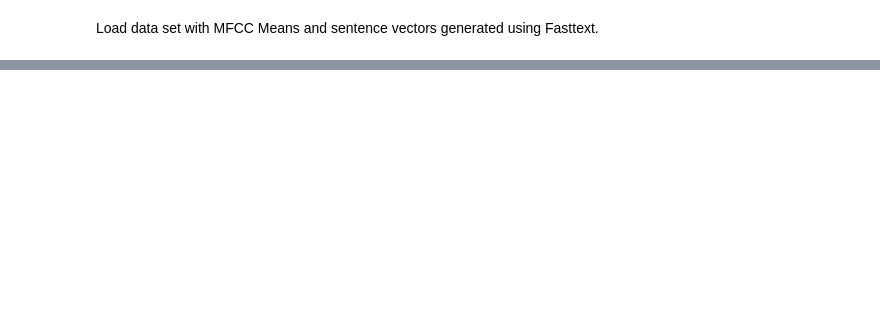
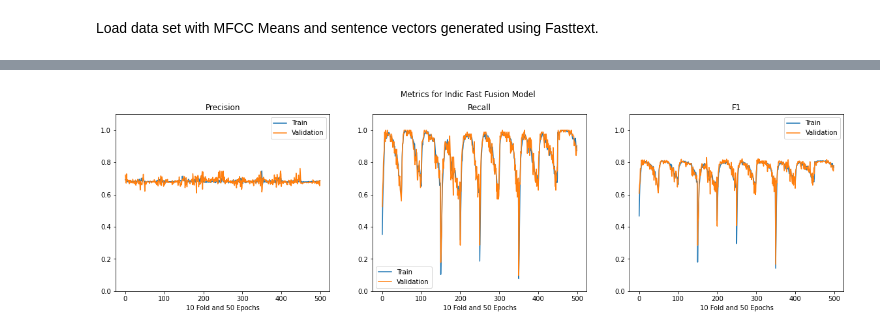
Before and after one commit to pradeep-miriyala/multi-modal-aud-nlp-models, a Jupyter notebook: notebooks/FT_Vectors_and_MFCC_Fusion.ipynb, the cells around one changed output, grey strips where cells are left out. Saved outputs shown, nothing was run; the diff lists cells and outputs as text; code cells hidden in the pictures; blank space fills up the shorter version.

```diff
--- a/notebooks/FT_Vectors_and_MFCC_Fusion.ipynb
+++ b/notebooks/FT_Vectors_and_MFCC_Fusion.ipynb
@@ -274,0 +287,2 @@ plot_results(ft_fusion_results,'Fast text Fusion Model')
+# %%
+indic_ft_fusion_results = k_fold_model_preparation(device, True, data, 'indic_ft_vector', k_folds=10, epochs=50, balance_classes=True, dropout_level=0.5, lr=1e-4)
@@ -274,0 +307,4 @@ plot_results(ft_fusion_results,'Fast text Fusion Model')
+# %%
+plot_results(indic_ft_fusion_results,'Indic Fast Fusion Model')
+# %% [output]
+[figure, added]
```
Also changed, not shown: parts of 9 cells of this notebook.
